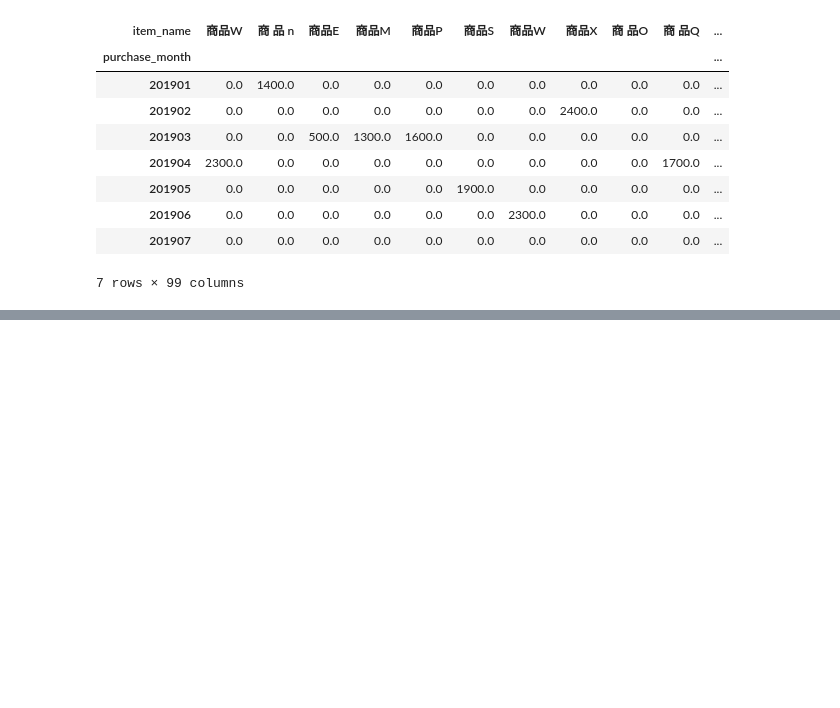
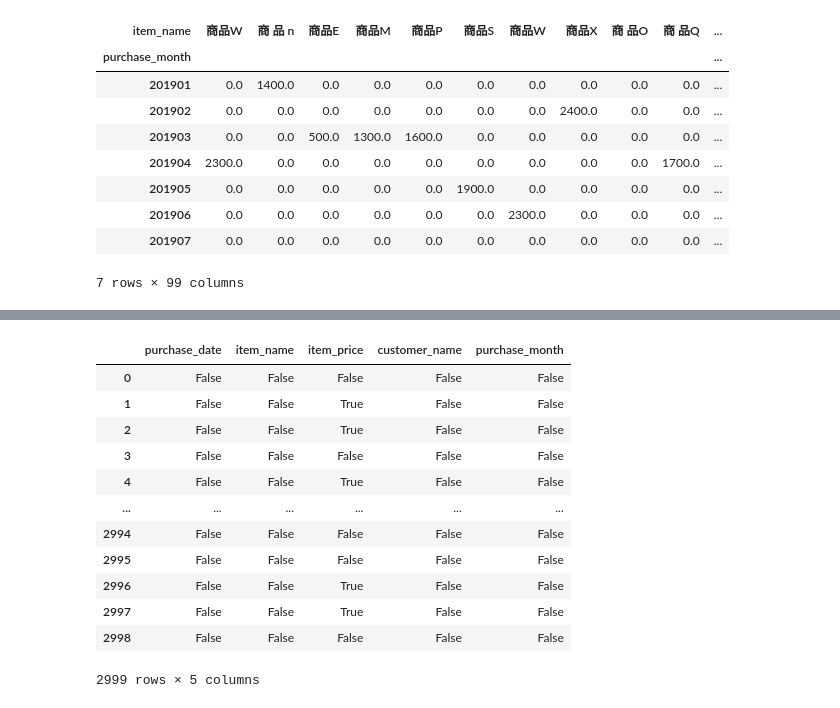
Before and after one commit to newstage75/python_data_analysis_100knock, a Jupyter notebook: 第2章/小売店のデータでデータ加工を行う10本ノック.ipynb, the cells around one changed output, grey strips where cells are left out. Cells and saved outputs as stored; diff of their text form; code cells hidden in the pictures; blank space fills up the shorter version.

```diff
--- a/第2章/小売店のデータでデータ加工を行う10本ノック.ipynb
+++ b/第2章/小売店のデータでデータ加工を行う10本ノック.ipynb
@@ -110,0 +154,17 @@ res
+# %%
+# .any(axis=0)をつけることで、列ごとの欠損値をつけることができている。
+uriage_data.isnull()
+# %% [output]
+|  | purchase_date | item_name | item_price | customer_name | purchase_month |
+| 0 | False | False | False | False | False |
+| 1 | False | False | True | False | False |
+| 2 | False | False | True | False | False |
+| 3 | False | False | False | False | False |
+| 4 | False | False | True | False | False |
+| ... | ... | ... | ... | ... | ... |
+| 2994 | False | False | False | False | False |
+| 2995 | False | False | False | False | False |
+| 2996 | False | False | True | False | False |
+| 2997 | False | False | True | False | False |
+| 2998 | False | False | False | False | False |
+2999 rows × 5 columns
```
Also changed, not shown: parts of 8 cells of this notebook.
